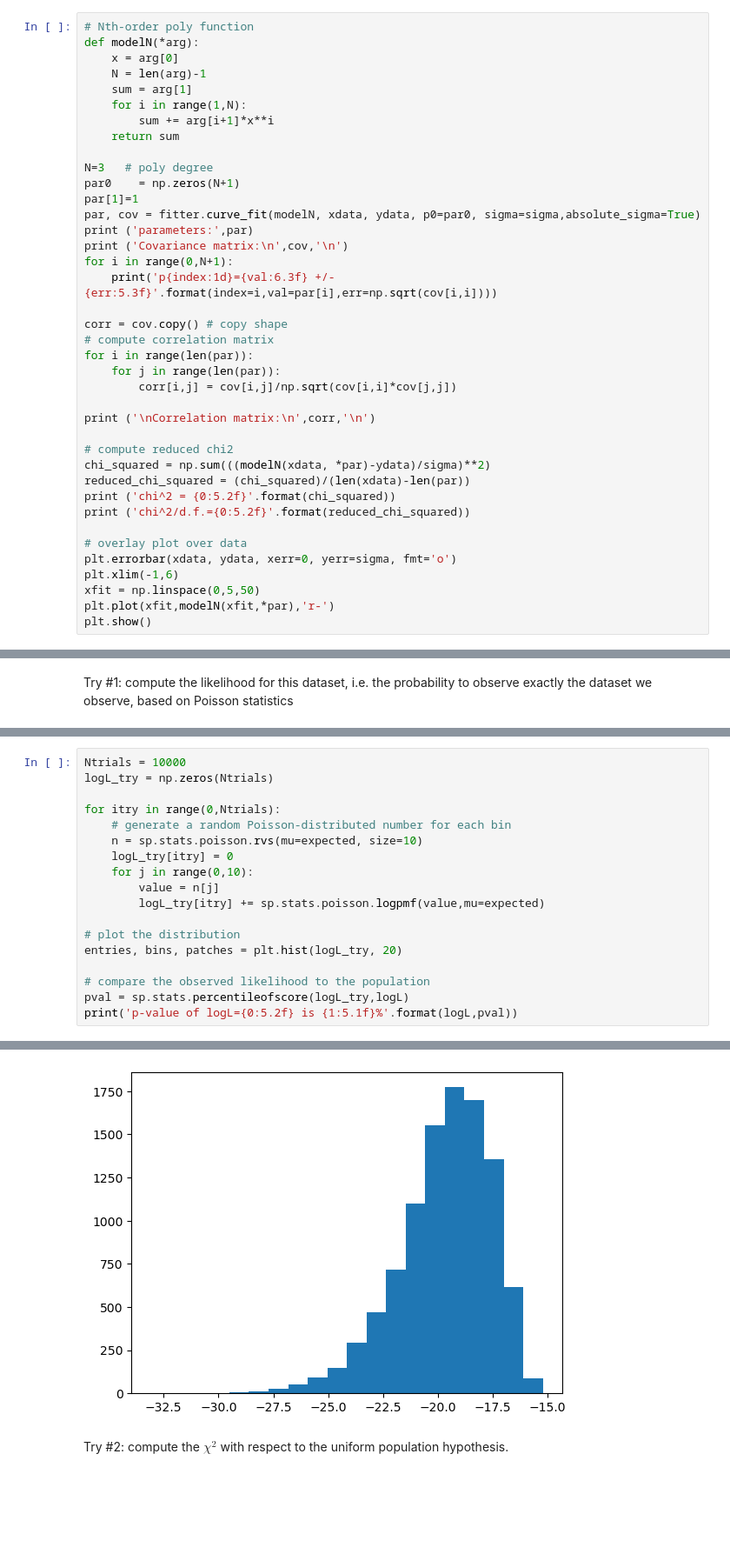
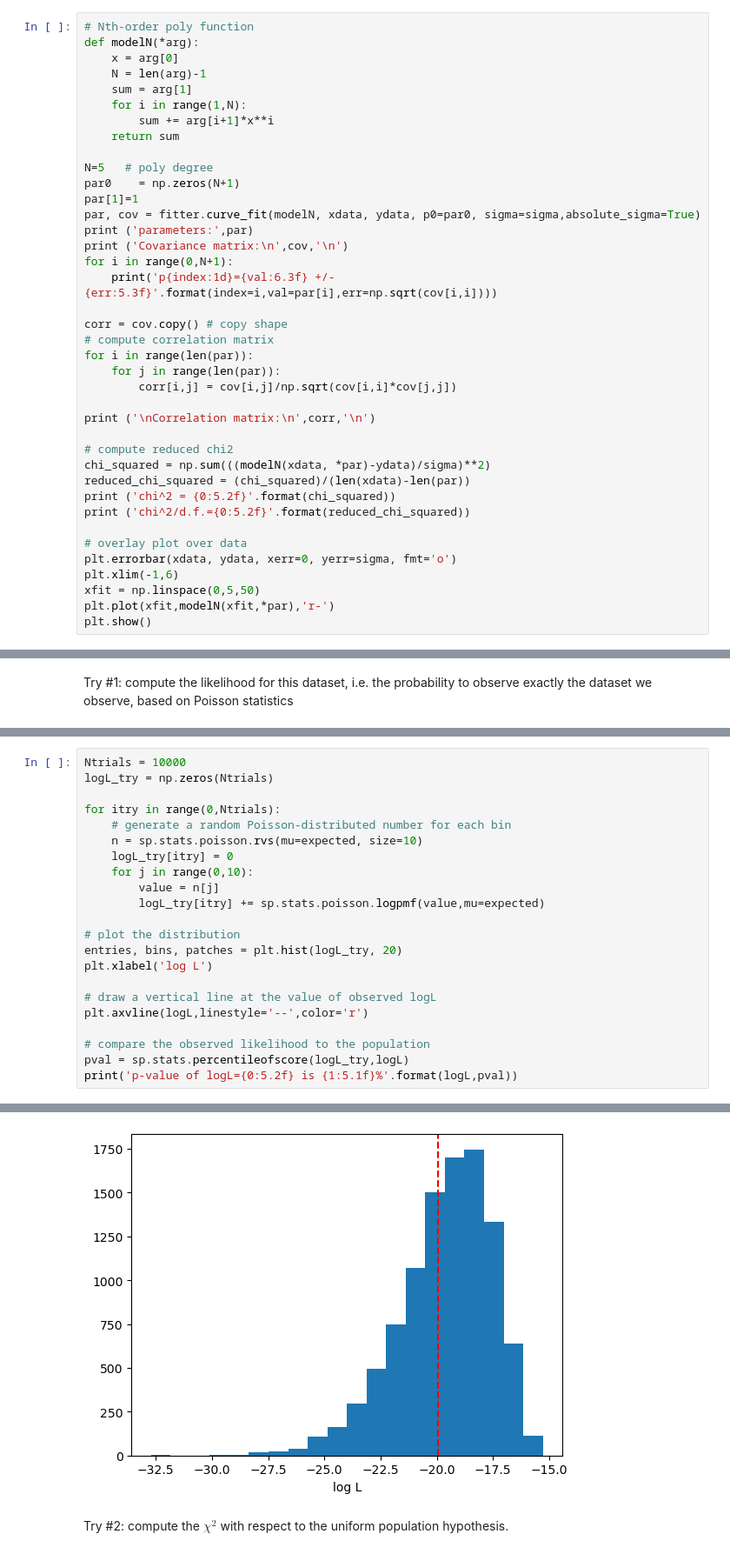
Before and after one commit to ds-connectors/Physics-88-SP24, a Jupyter notebook: Week07/L05/Lecture05.ipynb, the cells around one changed output, grey strips where cells are left out. Shown at 87% size. Drawn from its saved outputs; the diff is of its cells as text; blank space fills up the shorter version.

```diff
--- a/Week07/L05/Lecture05.ipynb
+++ b/Week07/L05/Lecture05.ipynb
@@ -381,7 +384,7 @@ def modelN(*arg):
         sum += arg[i+1]*x**i
     return sum
 
-N=3   # poly degree
+N=5   # poly degree
 par0    = np.zeros(N+1)
 par[1]=1
 par, cov = fitter.curve_fit(modelN, xdata, ydata, p0=par0, sigma=sigma,absolute_sigma=True)
@@ -733,6 +754,10 @@ for itry in range(0,Ntrials):
 
 # plot the distribution
 entries, bins, patches = plt.hist(logL_try, 20)
+plt.xlabel('log L')
+
+# draw a vertical line at the value of observed logL
+plt.axvline(logL,linestyle='--',color='r')
 
 # compare the observed likelihood to the population
 pval = sp.stats.percentileofscore(logL_try,logL)
@@ -742,4 +767,4 @@ p-value of logL=-19.96 is  39.5%
-[figure, old version]
+[figure, new version]
 # %% [markdown]
 Try #2: compute the $\chi^2$ with respect to the uniform population hypothesis.
 # %%
```
Also changed, not shown: parts of 11 cells of this notebook, 5 other files.
